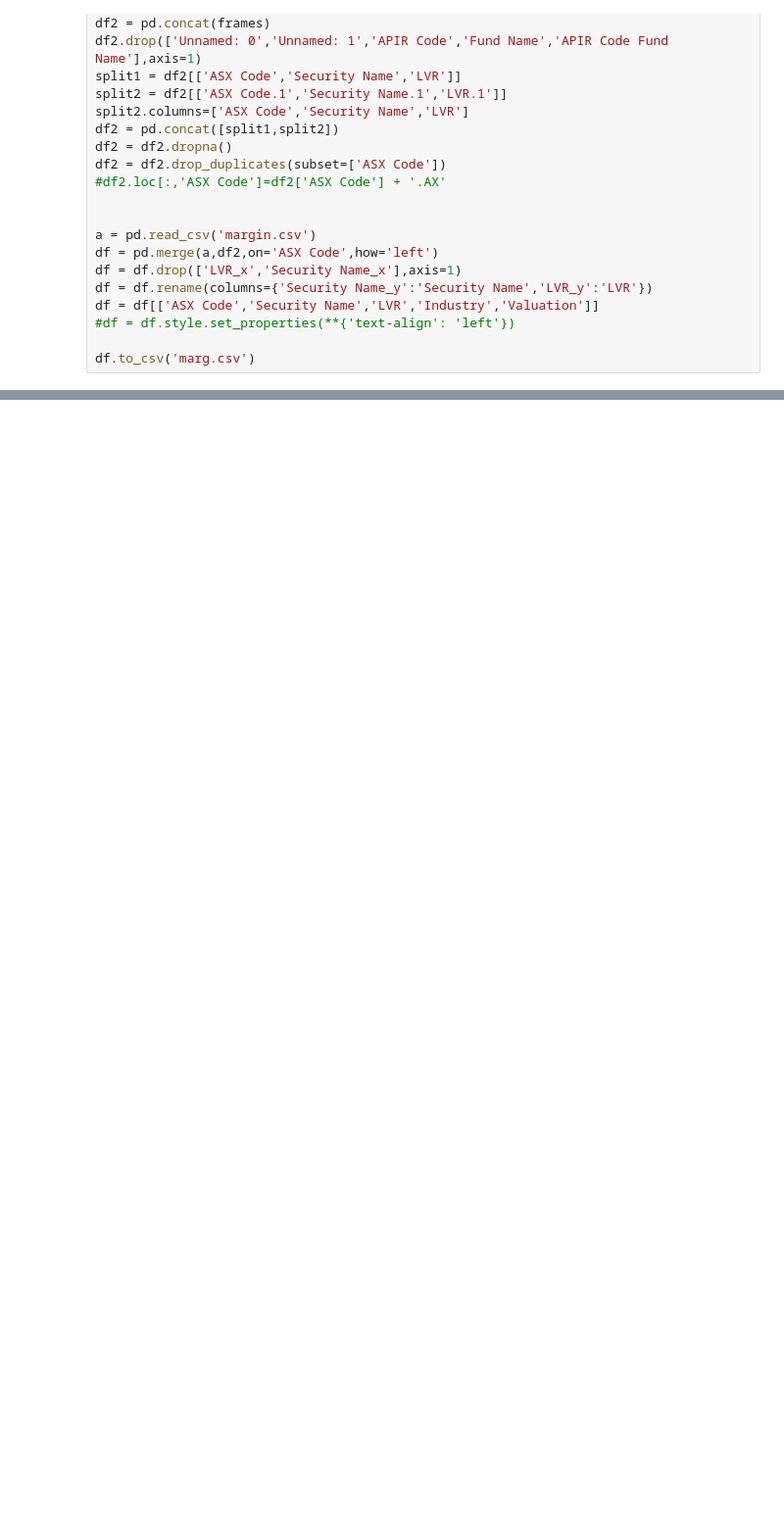
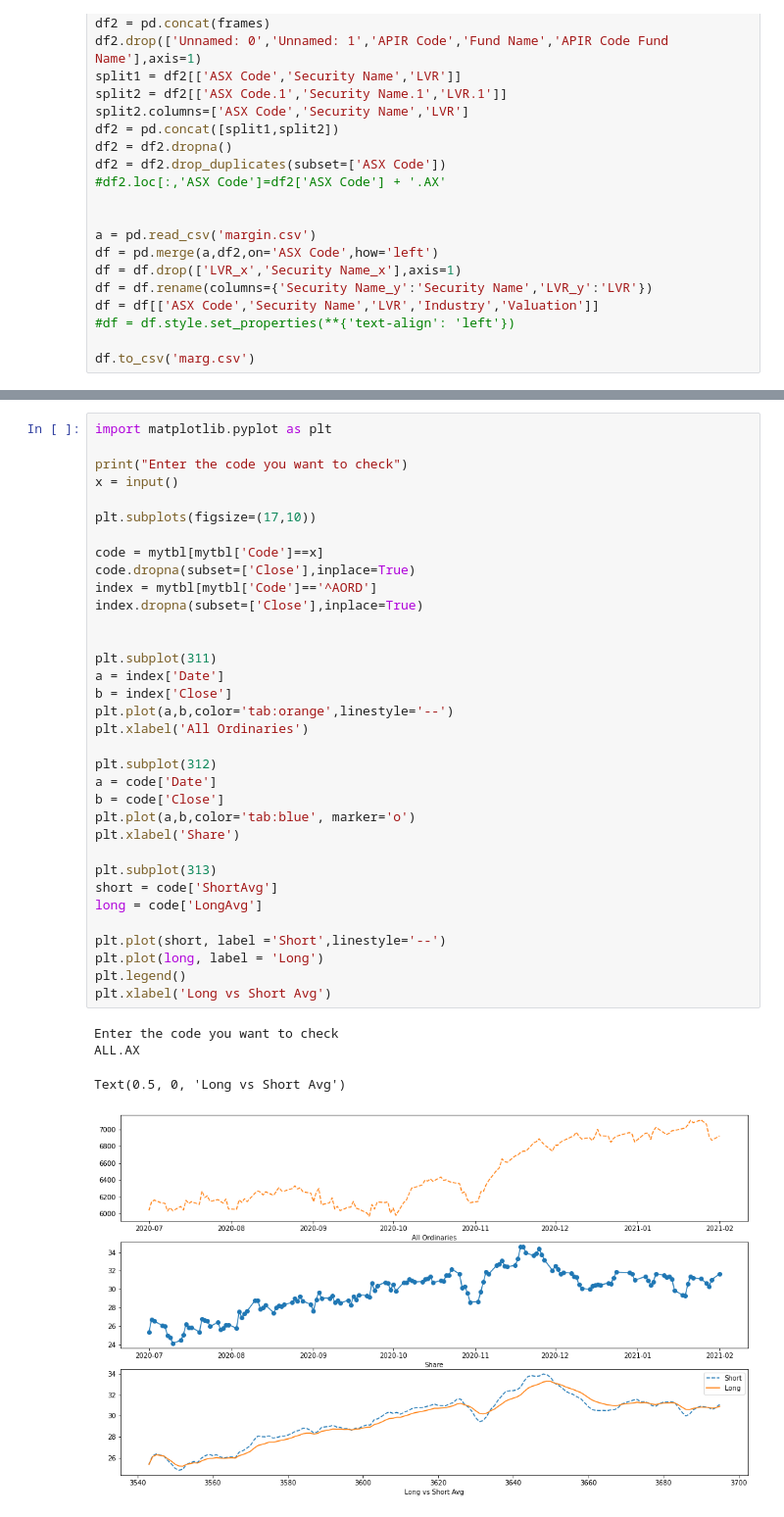
Before and after one commit to RonnyCh/mydsbook, a Jupyter notebook: Stock Portfolio V2.ipynb, the cells around one changed output, grey strips where cells are left out. Shown at 98% size. Saved outputs shown, nothing was run; the diff lists cells and outputs as text; blank space fills up the shorter version.

```diff
--- a/Stock Portfolio V2.ipynb
+++ b/Stock Portfolio V2.ipynb
@@ -254,3 +252,42 @@ mybuy[mycol]
+# %%
+import matplotlib.pyplot as plt
+
+print("Enter the code you want to check")
+x = input()
+
+plt.subplots(figsize=(17,10))
+
+code = mytbl[mytbl['Code']==x]
+code.dropna(subset=['Close'],inplace=True)
+index = mytbl[mytbl['Code']=='^AORD']
+index.dropna(subset=['Close'],inplace=True)
+
+
+plt.subplot(311)
+a = index['Date']
+b = index['Close']
+plt.plot(a,b,color='tab:orange',linestyle='--')
+plt.xlabel('All Ordinaries')
+
+plt.subplot(312)
+a = code['Date']
+b = code['Close']
+plt.plot(a,b,color='tab:blue', marker='o')
+plt.xlabel('Share')
+
+plt.subplot(313)
+short = code['ShortAvg']
+long = code['LongAvg']
+
+plt.plot(short, label ='Short',linestyle='--')
+plt.plot(long, label = 'Long')
+plt.legend()
+plt.xlabel('Long vs Short Avg')
+# %% [output]
+Enter the code you want to check
+ALL.AX
+Text(0.5, 0, 'Long vs Short Avg')
+[figure, added]
 # %%
 import numpy as np
 
```
Also changed, not shown: parts of 10 cells of this notebook.
